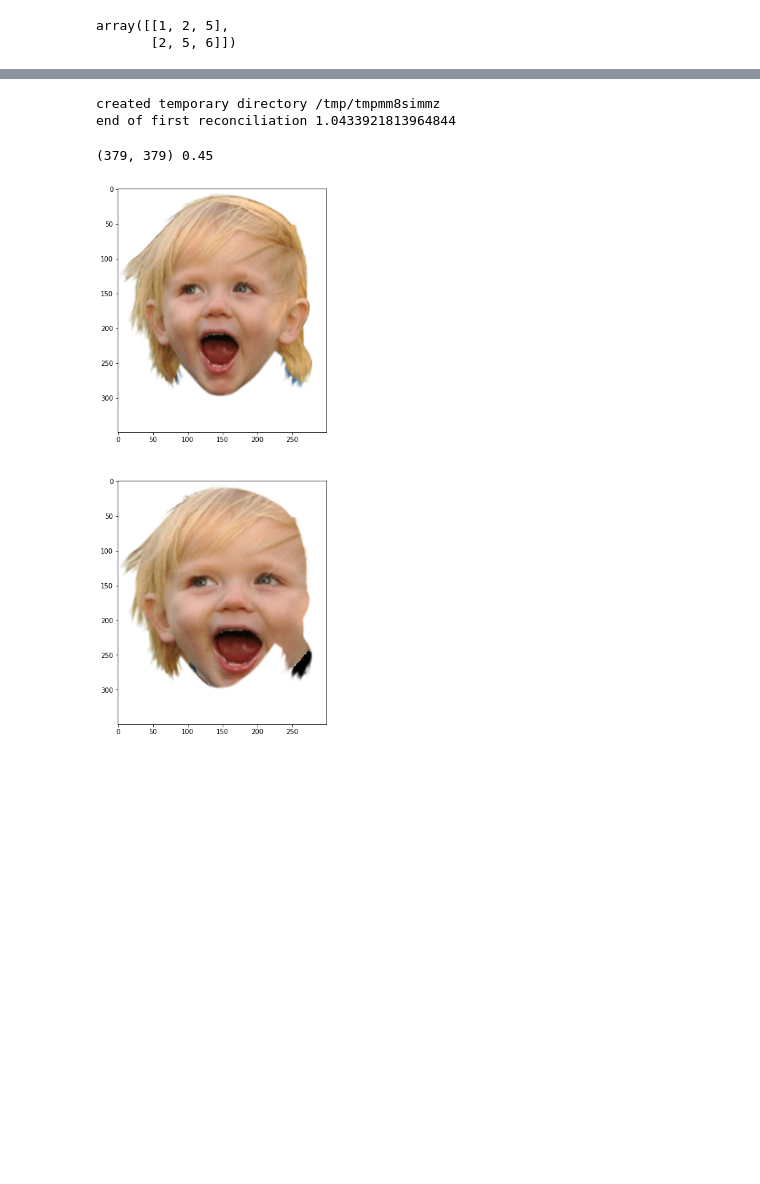
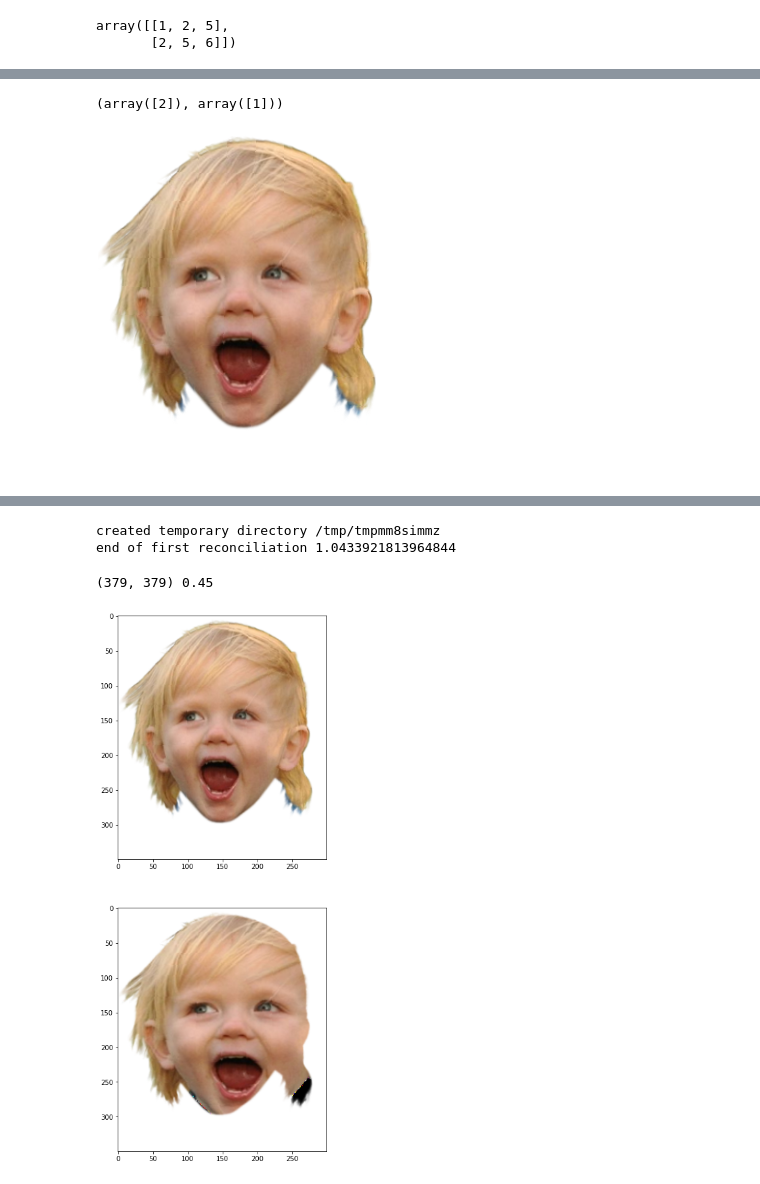
Before and after one commit to NewSciTLH/U-2-Net, a Jupyter notebook: notesdayperday.ipynb, the cells around one changed output, grey strips where cells are left out. Drawn from its saved outputs; the diff is of its cells as text; code cells hidden in the pictures; blank space fills up the shorter version.

```diff
--- a/notesdayperday.ipynb
+++ b/notesdayperday.ipynb
@@ -448,0 +495,8 @@ Total time: 10.530844926834106
+# %%
+x
+# %% [output]
+(array([2]), array([1]))
+# %%
+firststep
+# %% [output]
+[figure, added]
```
Also changed, not shown: parts of 10 cells of this notebook.
